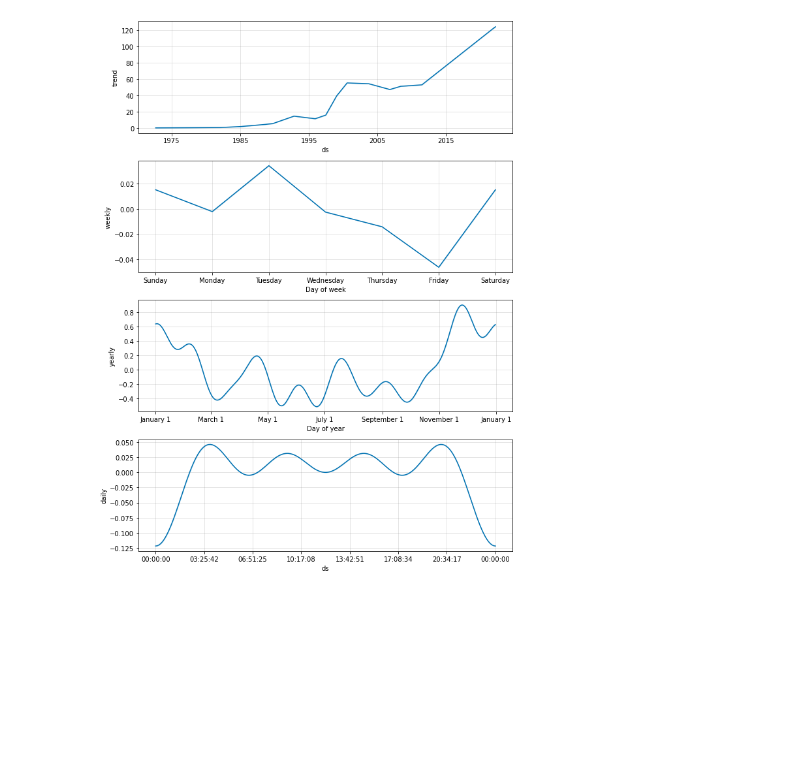
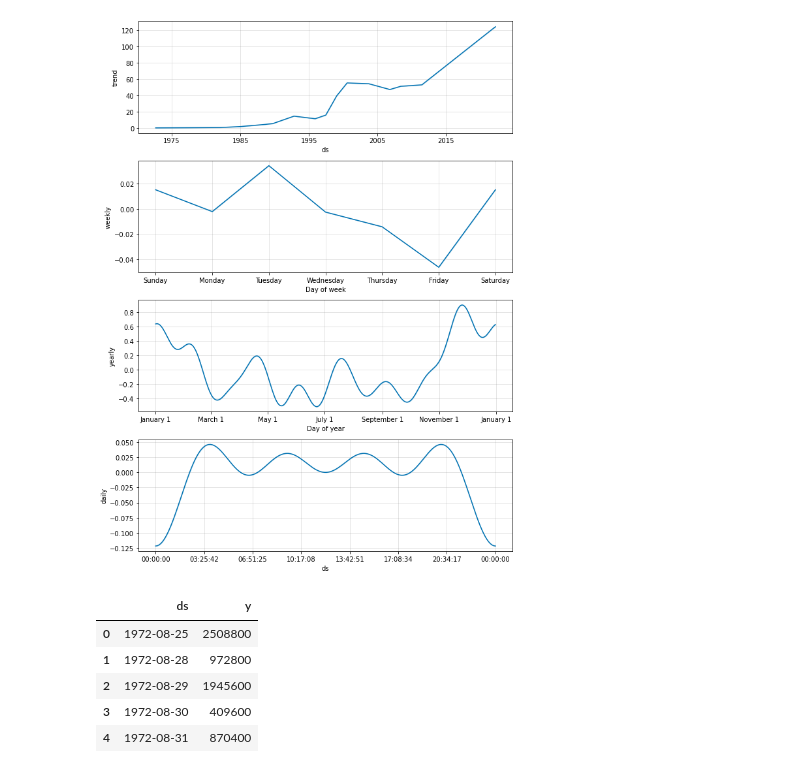
Before and after one commit to beckyydo/retail-machine-learning, a Jupyter notebook: FB Prophet.ipynb, the cells around one changed output. Cells and saved outputs as stored; diff of their text form; code cells hidden in the pictures; blank space fills up the shorter version.

```diff
--- a/FB Prophet.ipynb
+++ b/FB Prophet.ipynb
@@ -109,3 +99,16 @@ model.plot_components(predictions)
 # %% [output]
 [figure]
 [figure]
+# %%
+data2 = df[["Date","Volume"]] # select Date and Volume
+
+# Rename the features: These names are NEEDED for the model fitting
+dateVolume = data2.rename(columns = {"Date":"ds","Volume":"y"}) #renaming the columns of the dataset
+dateVolume.head(5)
+# %% [output]
+|  | ds | y |
+| 0 | 1972-08-25 | 2508800 |
+| 1 | 1972-08-28 | 972800 |
+| 2 | 1972-08-29 | 1945600 |
+| 3 | 1972-08-30 | 409600 |
+| 4 | 1972-08-31 | 870400 |
```
Also changed, not shown: parts of 7 cells of this notebook.
